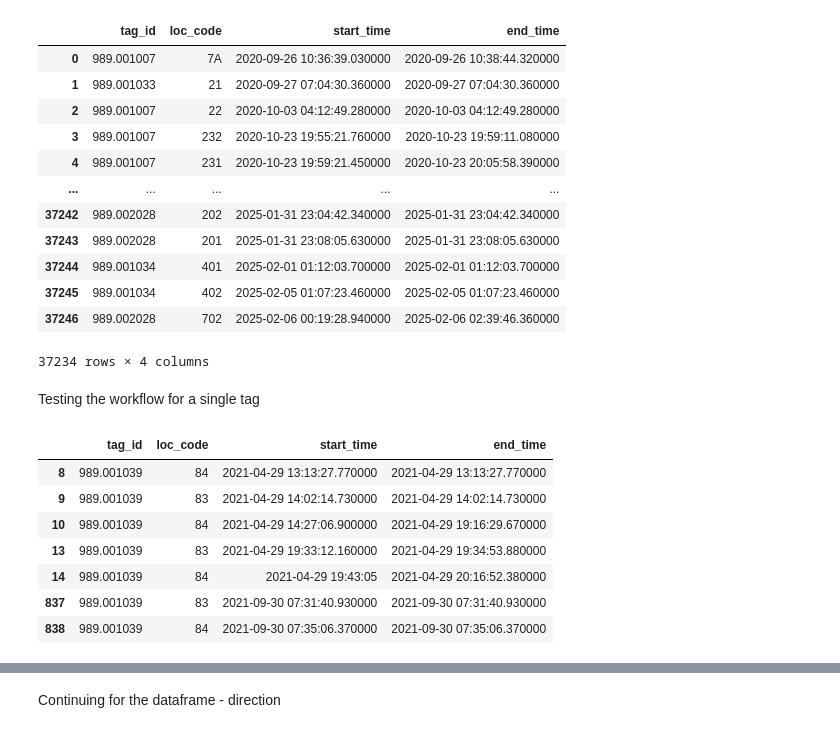
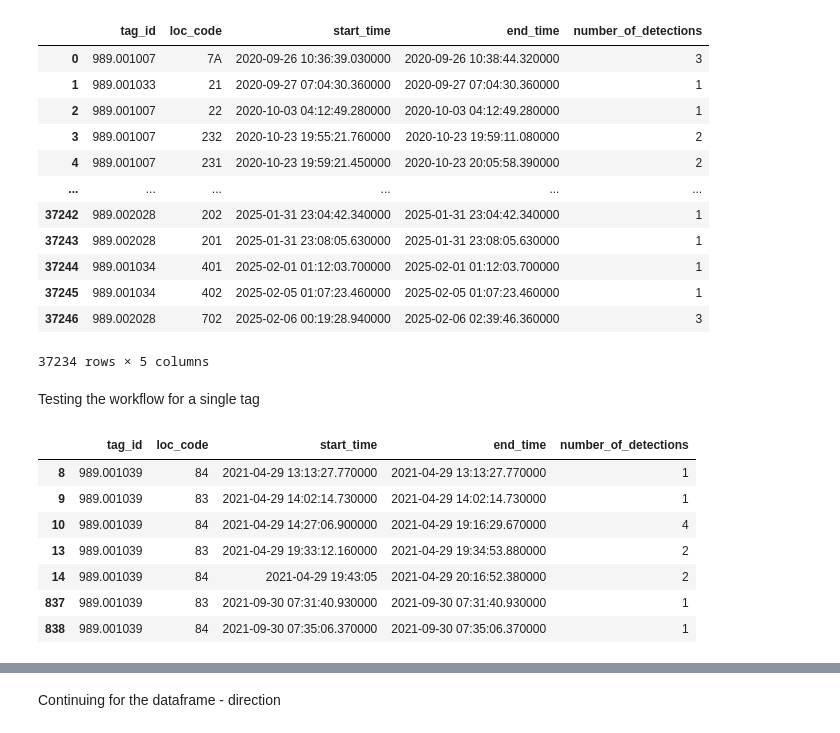
Before and after one commit to riyaeliza123/PIT-detection-patterns, a Jupyter notebook: time_between_detections.ipynb, the cells around one changed output, grey strips where cells are left out. Saved outputs shown, nothing was run; the diff lists cells and outputs as text; code cells hidden in the pictures.

```diff
--- a/time_between_detections.ipynb
+++ b/time_between_detections.ipynb
@@ -3,37 +3,37 @@ import pandas as pd
 # %%
 dwell_loc = pd.read_csv("data/loc_code_detection_patterns.csv")
 # %%
-direction = dwell_loc[['tag_id', 'loc_code', 'start_time', 'end_time']]
+direction = dwell_loc[['tag_id', 'loc_code', 'start_time', 'end_time', 'number_of_detections']]
 direction = direction[direction['loc_code']!='3M'].replace('60','61') # remove 3M, 60 and 61 are the same-so replace
 direction
 # %% [output]
-|  | tag_id | loc_code | start_time | end_time |
-| 0 | 989.001007 | 7A | 2020-09-26 10:36:39.030000 | 2020-09-26 10:38:44.320000 |
-| 1 | 989.001033 | 21 | 2020-09-27 07:04:30.360000 | 2020-09-27 07:04:30.360000 |
-| 2 | 989.001007 | 22 | 2020-10-03 04:12:49.280000 | 2020-10-03 04:12:49.280000 |
-| 3 | 989.001007 | 232 | 2020-10-23 19:55:21.760000 | 2020-10-23 19:59:11.080000 |
-| 4 | 989.001007 | 231 | 2020-10-23 19:59:21.450000 | 2020-10-23 20:05:58.390000 |
-| ... | ... | ... | ... | ... |
-| 37242 | 989.002028 | 202 | 2025-01-31 23:04:42.340000 | 2025-01-31 23:04:42.340000 |
-| 37243 | 989.002028 | 201 | 2025-01-31 23:08:05.630000 | 2025-01-31 23:08:05.630000 |
-| 37244 | 989.001034 | 401 | 2025-02-01 01:12:03.700000 | 2025-02-01 01:12:03.700000 |
-| 37245 | 989.001034 | 402 | 2025-02-05 01:07:23.460000 | 2025-02-05 01:07:23.460000 |
-| 37246 | 989.002028 | 702 | 2025-02-06 00:19:28.940000 | 2025-02-06 02:39:46.360000 |
+|  | tag_id | loc_code | start_time | end_time | number_of_detections |
+| 0 | 989.001007 | 7A | 2020-09-26 10:36:39.030000 | 2020-09-26 10:38:44.320000 | 3 |
+| 1 | 989.001033 | 21 | 2020-09-27 07:04:30.360000 | 2020-09-27 07:04:30.360000 | 1 |
+| 2 | 989.001007 | 22 | 2020-10-03 04:12:49.280000 | 2020-10-03 04:12:49.280000 | 1 |
+| 3 | 989.001007 | 232 | 2020-10-23 19:55:21.760000 | 2020-10-23 19:59:11.080000 | 2 |
+| 4 | 989.001007 | 231 | 2020-10-23 19:59:21.450000 | 2020-10-23 20:05:58.390000 | 2 |
+| ... | ... | ... | ... | ... | ... |
+| 37242 | 989.002028 | 202 | 2025-01-31 23:04:42.340000 | 2025-01-31 23:04:42.340000 | 1 |
+| 37243 | 989.002028 | 201 | 2025-01-31 23:08:05.630000 | 2025-01-31 23:08:05.630000 | 1 |
+| 37244 | 989.001034 | 401 | 2025-02-01 01:12:03.700000 | 2025-02-01 01:12:03.700000 | 1 |
+| 37245 | 989.001034 | 402 | 2025-02-05 01:07:23.460000 | 2025-02-05 01:07:23.460000 | 1 |
+| 37246 | 989.002028 | 702 | 2025-02-06 00:19:28.940000 | 2025-02-06 02:39:46.360000 | 3 |
-37234 rows × 4 columns
+37234 rows × 5 columns
 # %% [markdown]
 Testing the workflow for a single tag
 # %%
 ind = direction[direction['tag_id'] == 989.001038869832]
 ind
 # %% [output]
-|  | tag_id | loc_code | start_time | end_time |
-| 8 | 989.001039 | 84 | 2021-04-29 13:13:27.770000 | 2021-04-29 13:13:27.770000 |
-| 9 | 989.001039 | 83 | 2021-04-29 14:02:14.730000 | 2021-04-29 14:02:14.730000 |
-| 10 | 989.001039 | 84 | 2021-04-29 14:27:06.900000 | 2021-04-29 19:16:29.670000 |
-| 13 | 989.001039 | 83 | 2021-04-29 19:33:12.160000 | 2021-04-29 19:34:53.880000 |
-| 14 | 989.001039 | 84 | 2021-04-29 19:43:05 | 2021-04-29 20:16:52.380000 |
-| 837 | 989.001039 | 83 | 2021-09-30 07:31:40.930000 | 2021-09-30 07:31:40.930000 |
-| 838 | 989.001039 | 84 | 2021-09-30 07:35:06.370000 | 2021-09-30 07:35:06.370000 |
+|  | tag_id | loc_code | start_time | end_time | number_of_detections |
+| 8 | 989.001039 | 84 | 2021-04-29 13:13:27.770000 | 2021-04-29 13:13:27.770000 | 1 |
+| 9 | 989.001039 | 83 | 2021-04-29 14:02:14.730000 | 2021-04-29 14:02:14.730000 | 1 |
+| 10 | 989.001039 | 84 | 2021-04-29 14:27:06.900000 | 2021-04-29 19:16:29.670000 | 4 |
+| 13 | 989.001039 | 83 | 2021-04-29 19:33:12.160000 | 2021-04-29 19:34:53.880000 | 2 |
+| 14 | 989.001039 | 84 | 2021-04-29 19:43:05 | 2021-04-29 20:16:52.380000 | 2 |
+| 837 | 989.001039 | 83 | 2021-09-30 07:31:40.930000 | 2021-09-30 07:31:40.930000 | 1 |
+| 838 | 989.001039 | 84 | 2021-09-30 07:35:06.370000 | 2021-09-30 07:35:06.370000 | 1 |
 # %%
 ind["start_shift"] = ind["start_time"].shift(-1)
 ind
```
Also changed, not shown: parts of 4 cells of this notebook, 7 other files.
